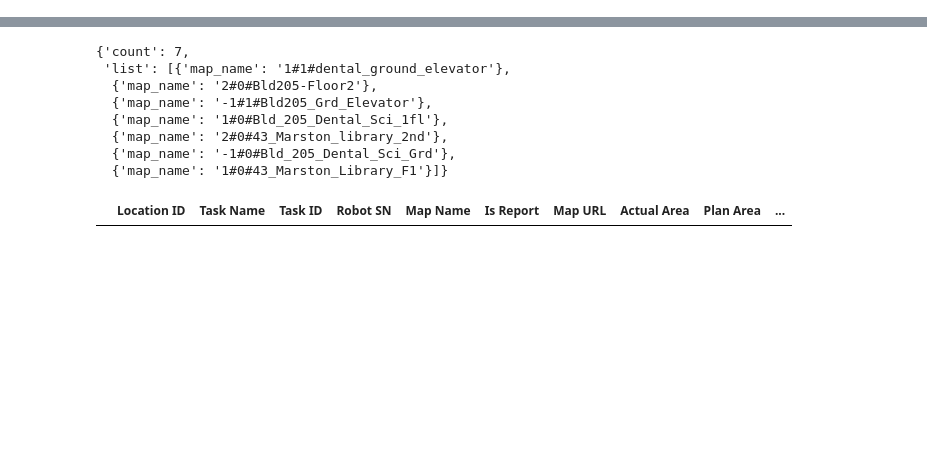
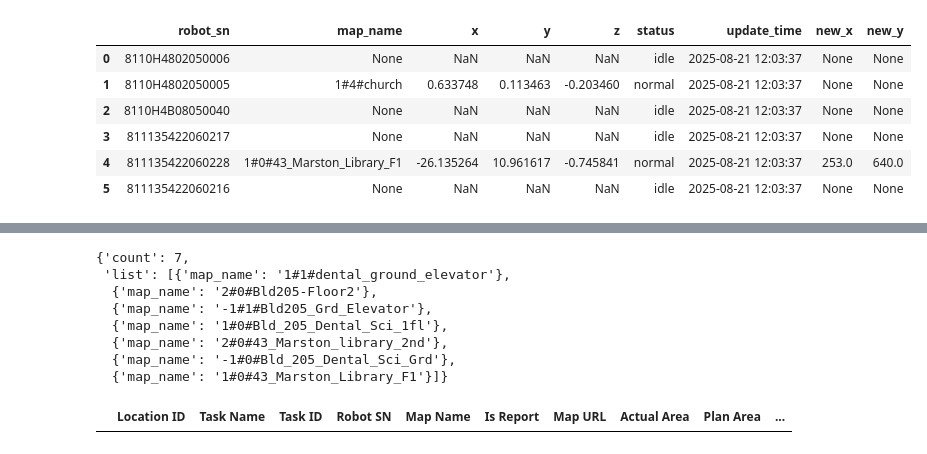
Before and after one commit to CarloCHEN/pudu_robot, a Jupyter notebook: src/ds.ipynb, the cells around one changed output, grey strips where cells are left out. Drawn from its saved outputs; the diff is of its cells as text; code cells hidden in the pictures; blank space fills up the shorter version.

```diff
--- a/src/ds.ipynb
+++ b/src/ds.ipynb
@@ -178,0 +69,4 @@ NameError: name 'transform' is not defined
+# %%
+# from pudu.services.work_location_service import WorkLocationService
+# work_location_service = WorkLocationService()
+work_location_data, mapping_data = get_robot_work_location_and_mapping_data()
@@ -178,0 +83,12 @@ NameError: name 'transform' is not defined
+# %%
+transformed_data = app.transform_service.transform_robot_coordinates_batch(work_location_data)
+# %%
+transformed_data
+# %% [output]
+|  | robot_sn | map_name | x | y | z | status | update_time | new_x | new_y |
+| 0 | 8110H4802050006 | None | NaN | NaN | NaN | idle | 2025-08-21 12:03:37 | None | None |
+| 1 | 8110H4802050005 | 1#4#church | 0.633748 | 0.113463 | -0.203460 | normal | 2025-08-21 12:03:37 | None | None |
+| 2 | 8110H4B08050040 | None | NaN | NaN | NaN | idle | 2025-08-21 12:03:37 | None | None |
+| 3 | 811135422060217 | None | NaN | NaN | NaN | idle | 2025-08-21 12:03:37 | None | None |
+| 4 | 811135422060228 | 1#0#43_Marston_Library_F1 | -26.135264 | 10.961617 | -0.745841 | normal | 2025-08-21 12:03:37 | 253.0 | 640.0 |
+| 5 | 811135422060216 | None | NaN | NaN | NaN | idle | 2025-08-21 12:03:37 | None | None |
```
Also changed, not shown: parts of 16 cells of this notebook, 12 other files.
